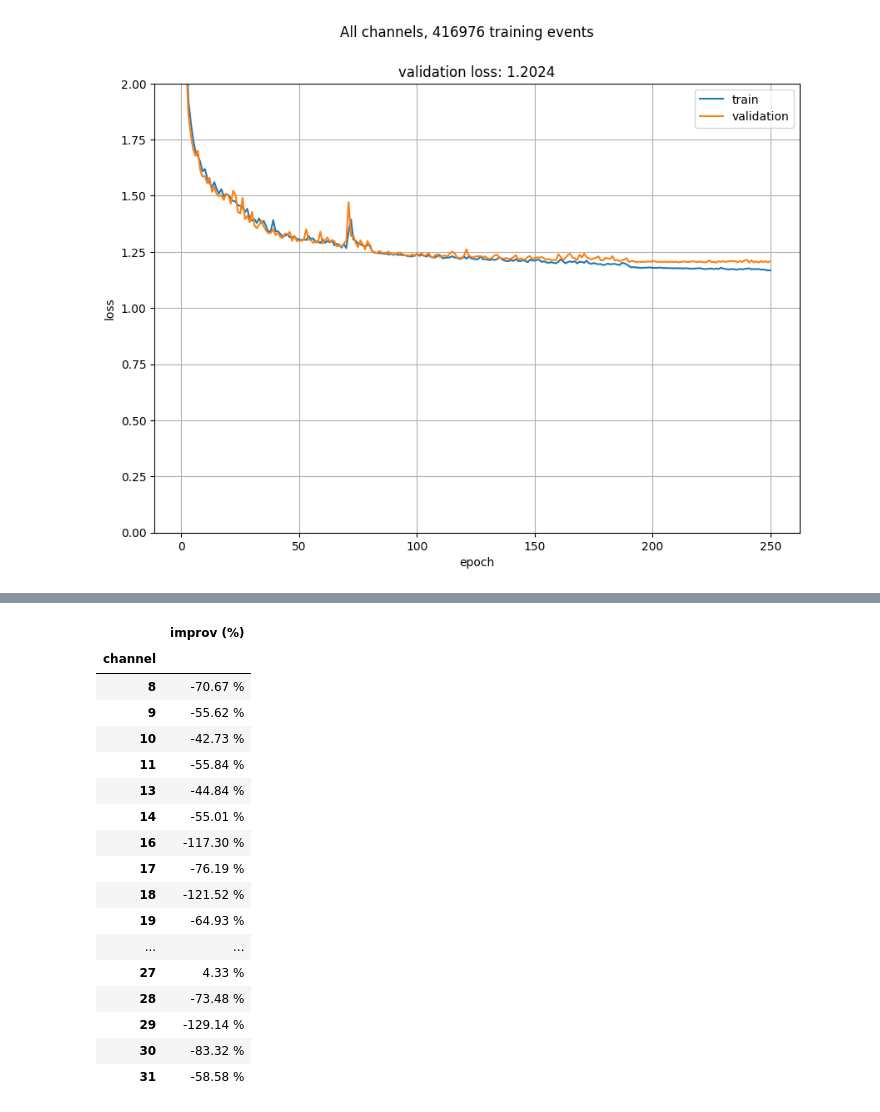
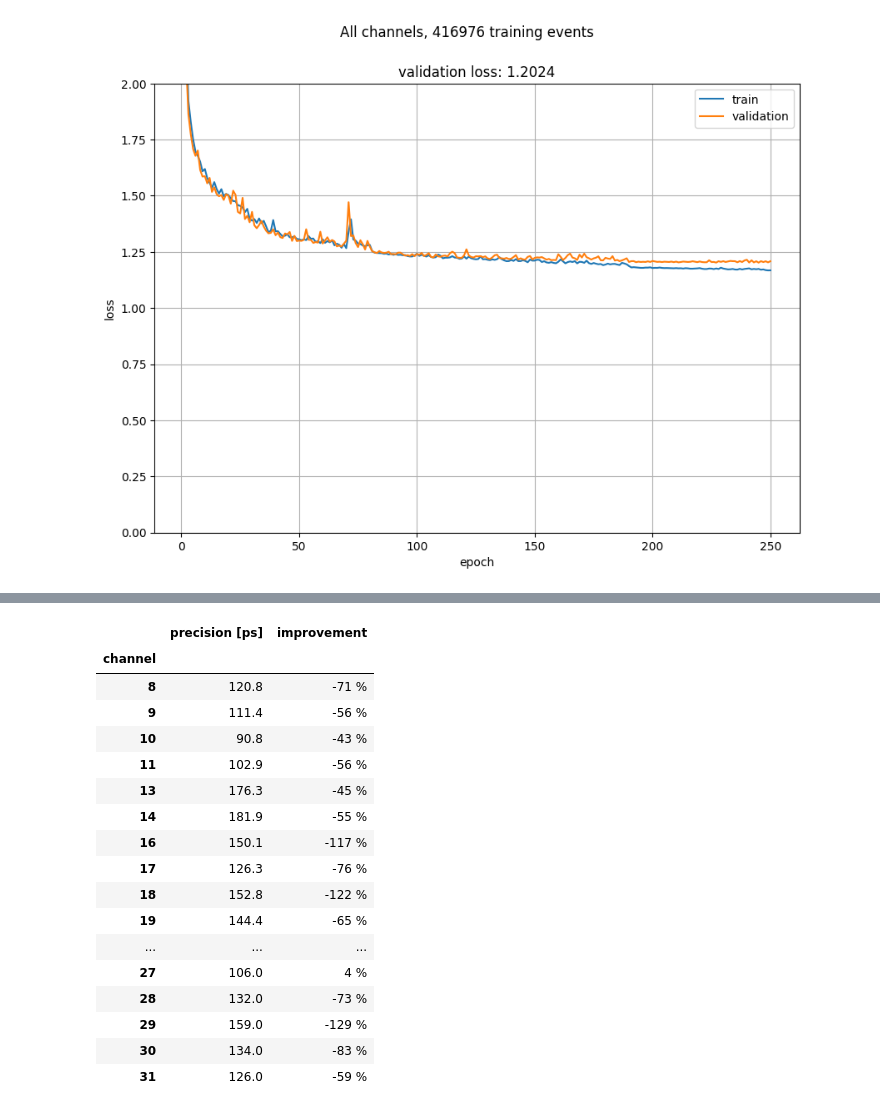
Before and after one commit to MatiXOfficial/pps-diamond-time-measurement, a Jupyter notebook: notebooks/neural_network_tests/nn_channels_experiments.ipynb, the cells around one changed output, grey strips where cells are left out. Cells and saved outputs as stored; diff of their text form; code cells hidden in the pictures.

```diff
--- a/notebooks/neural_network_tests/nn_channels_experiments.ipynb
+++ b/notebooks/neural_network_tests/nn_channels_experiments.ipynb
@@ -145,7 +145,7 @@ def compare_model_with_cfd(model, cfd, X, y_true, channel=None, figsize=(12, 4),
         plt.show()
     else:
         plt.close()
-    return improvement
+    return improvement, std_cfd * TIME_STEP, std_model * TIME_STEP
 
 cfd = CFD(n_baseline=10, fraction=0.25)
 # %%
@@ -215,6 +215,6 @@ for channel, (X, y) in list(all_channels_data.items()):
                           train=False, n_epochs=200, verbose=0, loss_weights=100, lr_patience=20, es_patience=40)
 
     # plot_history(history, f"Channel {channel}, {len(X)} events", ymax=1, figsize=(10, 4))
-    improvement = compare_model_with_cfd(model, cfd, X_test, y_test, channel, show=False)
-    improvements[channel] = improvement
+    improvement, _, std_model = compare_model_with_cfd(model, cfd, X_test, y_test, channel, show=False)
+    improvements[channel] = improvement, std_model
 # %% [output]
@@ -269,16 +272,19 @@ df
 # %% [markdown]
 ## Trained separately, tested separately
 # %%
-results = defaultdict(dict)
-for model_channel in list(all_channels_data.keys()):
-    print(f'Processing channel {model_channel}...')
-    model = create_model(filters_mult=FILTERS_MULT_SEP)
-    load_model(model, lr=0.001, name=f'model_separate_{model_channel}', loss_weights=100)
+# results = defaultdict(dict)
+# for model_channel in list(all_channels_data.keys()):
+#     print(f'Processing channel {model_channel}...')
+#     model = create_model(filters_mult=FILTERS_MULT_SEP)
+#     load_model(model, lr=0.001, name=f'model_separate_{model_channel}', loss_weights=100)
 
-    for channel, (X, y) in list(all_channels_data.items()):
-        X_aug, y_aug = augmentation_random_cut(X, y, 8, seed=42, apply=True)
-        _, X_test, _, y_test = train_test_split(X_aug, y_aug, test_size=TEST_SIZE, random_state=RANDOM_STATE)
-        Y_heatmap_test = np.array([gaussian_kernel(y) for y in y_test])
+#     for channel, (X, y) in list(all_channels_data.items()):
+#         X_aug, y_aug = augmentation_random_cut(X, y, 8, seed=42, apply=True)
+#         _, X_test, _, y_test = train_test_split(X_aug, y_aug, test_size=TEST_SIZE, random_state=RANDOM_STATE)
+#         Y_heatmap_test = np.array([gaussian_kernel(y) for y in y_test])
 
-        improvement = compare_model_with_cfd(model, cfd, X_test, y_test, channel, show=False, log=False)
-        results[model_channel][channel] = improvement
+#         improvement, _, std_model = compare_model_with_cfd(model, cfd, X_test, y_test, channel, show=False, log=False)
+#         results[model_channel][channel] = (improvement, std_model)
+
+# with open(PWD + '/data/misc/multi_channel_separate_results.pkl', 'wb') as file:
+#     pickle.dump(results, file)
@@ -375,6 +392,6 @@ for channel, (X, y) in list(all_channels_data.items()):
     _, X_test, _, y_test = train_test_split(X_aug, y_aug, test_size=TEST_SIZE, random_state=RANDOM_STATE)
     Y_heatmap_test = np.array([gaussian_kernel(y) for y in y_test])
 
-    improvement = compare_model_with_cfd(model, cfd, X_test, y_test, channel, show=False)
-    improvements[channel] = improvement
+    improvement, _, std_model = compare_model_with_cfd(model, cfd, X_test, y_test, channel, show=False)
+    improvements[channel] = (improvement, std_model)
 # %% [output]
@@ -402,27 +419,29 @@ Improvement: -44.84 %
 Channel 14
 ... (33 outputs left out)
 # %%
-improvement_data = {ch: f'{value * 100:0.2f} %' for ch, value in improvements.items()}
+channels = improvements.keys()
+precision_data = [f'{std_model * 1000:0.1f}' for _, std_model in improvements.values()]
+improvement_data = [f'{improv * 100:0.0f} %' for improv, _ in improvements.values()]
 
-df = pd.DataFrame(improvement_data.values(), index=improvement_data.keys(), columns=['improv (%)'])
+df = pd.DataFrame({'precision [ps]': precision_data, 'improvement': improvement_data}, index=channels)
 df.index.name = 'channel'
 df
 # %% [output]
-|  | improv (%) |
-| channel |  |
-| 8 | -70.67 % |
-| 9 | -55.62 % |
-| 10 | -42.73 % |
-| 11 | -55.84 % |
-| 13 | -44.84 % |
-| 14 | -55.01 % |
-| 16 | -117.30 % |
-| 17 | -76.19 % |
-| 18 | -121.52 % |
-| 19 | -64.93 % |
-| ... | ... |
-| 27 | 4.33 % |
-| 28 | -73.48 % |
-| 29 | -129.14 % |
-| 30 | -83.32 % |
-| 31 | -58.58 % |
+|  | precision [ps] | improvement |
+| channel |  |  |
+| 8 | 120.8 | -71 % |
+| 9 | 111.4 | -56 % |
+| 10 | 90.8 | -43 % |
+| 11 | 102.9 | -56 % |
+| 13 | 176.3 | -45 % |
+| 14 | 181.9 | -55 % |
+| 16 | 150.1 | -117 % |
+| 17 | 126.3 | -76 % |
+| 18 | 152.8 | -122 % |
+| 19 | 144.4 | -65 % |
+| ... | ... | ... |
+| 27 | 106.0 | 4 % |
+| 28 | 132.0 | -73 % |
+| 29 | 159.0 | -129 % |
+| 30 | 134.0 | -83 % |
+| 31 | 126.0 | -59 % |
```
Also changed, not shown: parts of 8 cells of this notebook, 1 other file.
